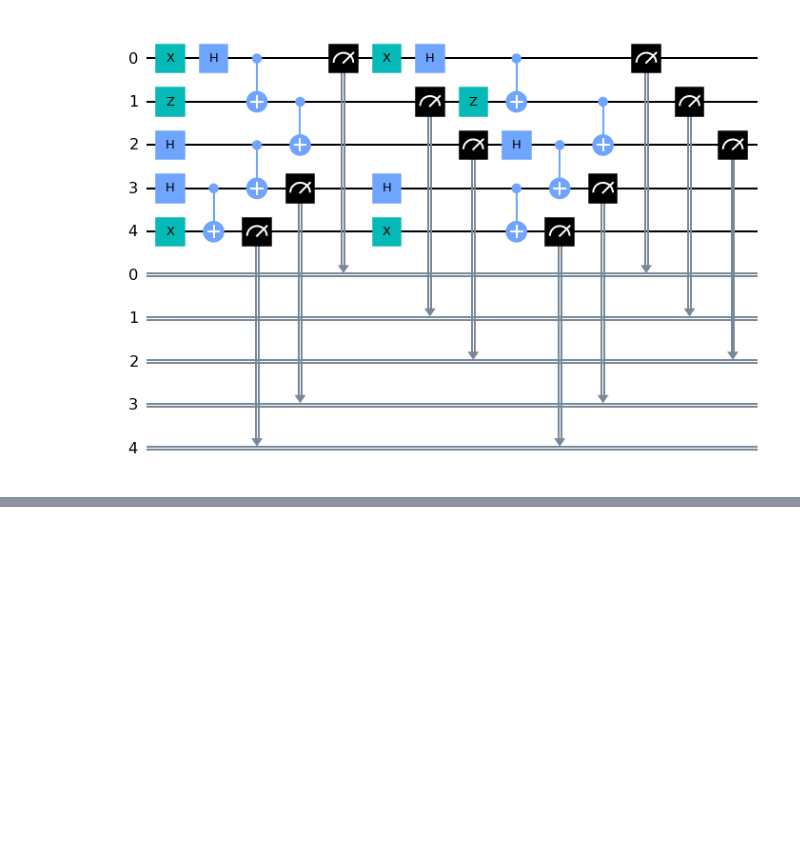
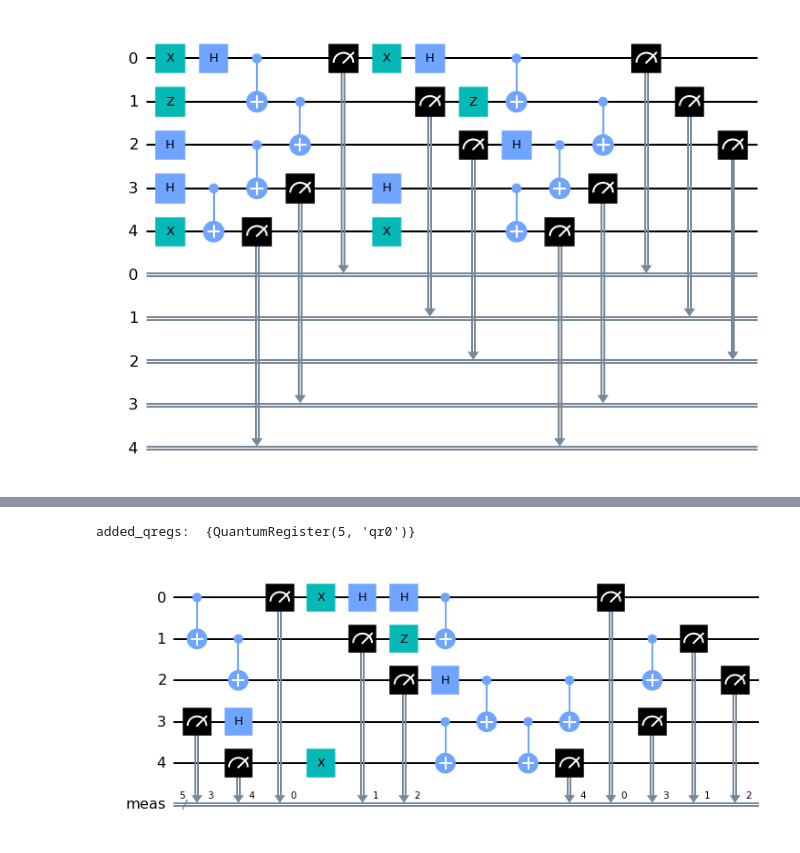
Before and after one commit to Interlin-q/diskit, a Jupyter notebook: distributed-qiskit/LayerByLayer.ipynb, the cells around one changed output, grey strips where cells are left out. Drawn from its saved outputs; the diff is of its cells as text; code cells hidden in the pictures; blank space fills up the shorter version.

```diff
--- a/distributed-qiskit/LayerByLayer.ipynb
+++ b/distributed-qiskit/LayerByLayer.ipynb
@@ -236,0 +251,4 @@ circ_object.circuit.draw(output='mpl')
+# %%
+from inlin_layer import *
+a_layer = Layer(layers_here[4])
+print(a_layer)
@@ -236,0 +264,9 @@ circ_object.circuit.draw(output='mpl')
+# %%
+a_layer.add_operations(a_layer.operations)
+# %%
+layers_here[4] = a_layer.operations
+circ_object._layer_to_circuit(layers_here, qubits=Qubit_list)
+circ_object.circuit.draw(output='mpl')
+# %% [output]
+added_qregs:  {QuantumRegister(5, 'qr0')}
+[figure, added]
```
Also changed, not shown: parts of 17 cells of this notebook, 2 other files.
